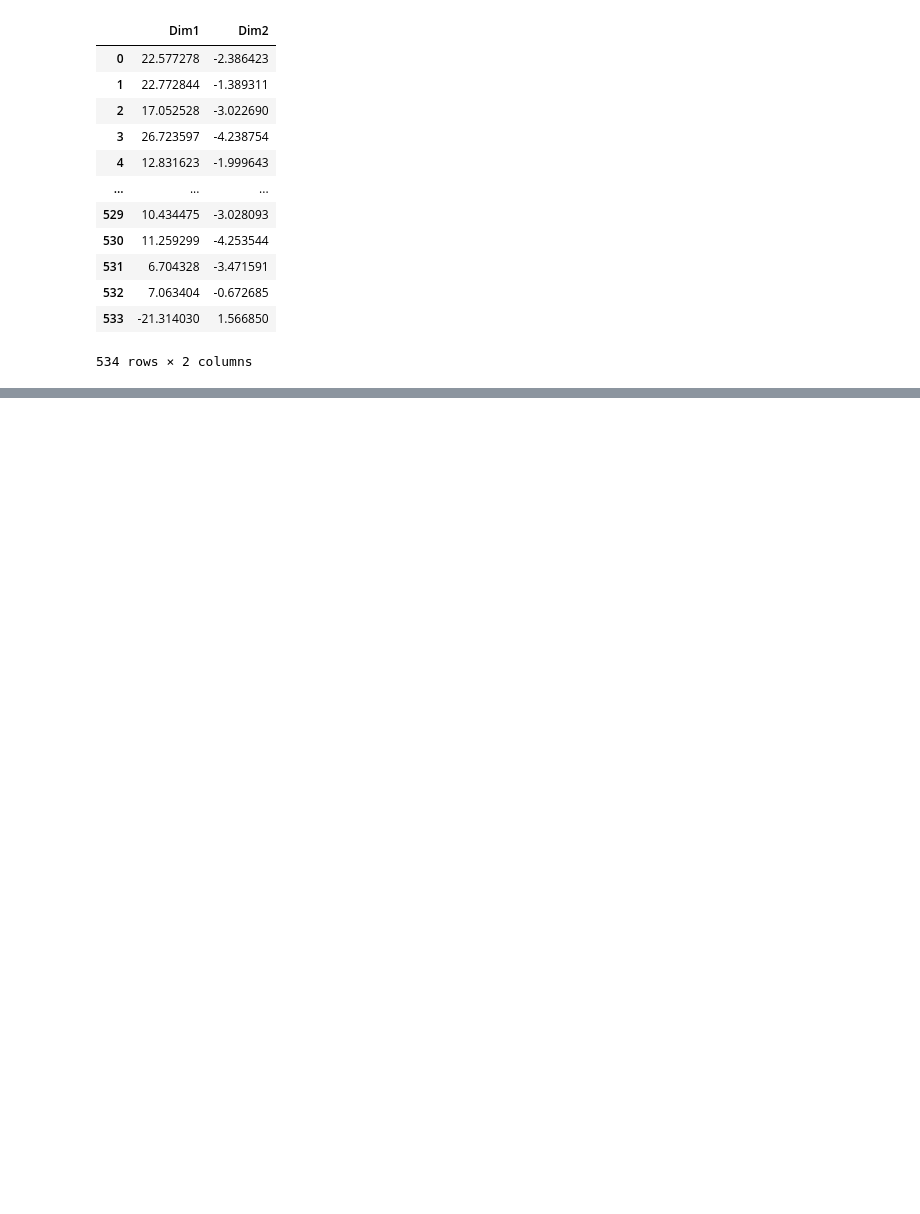
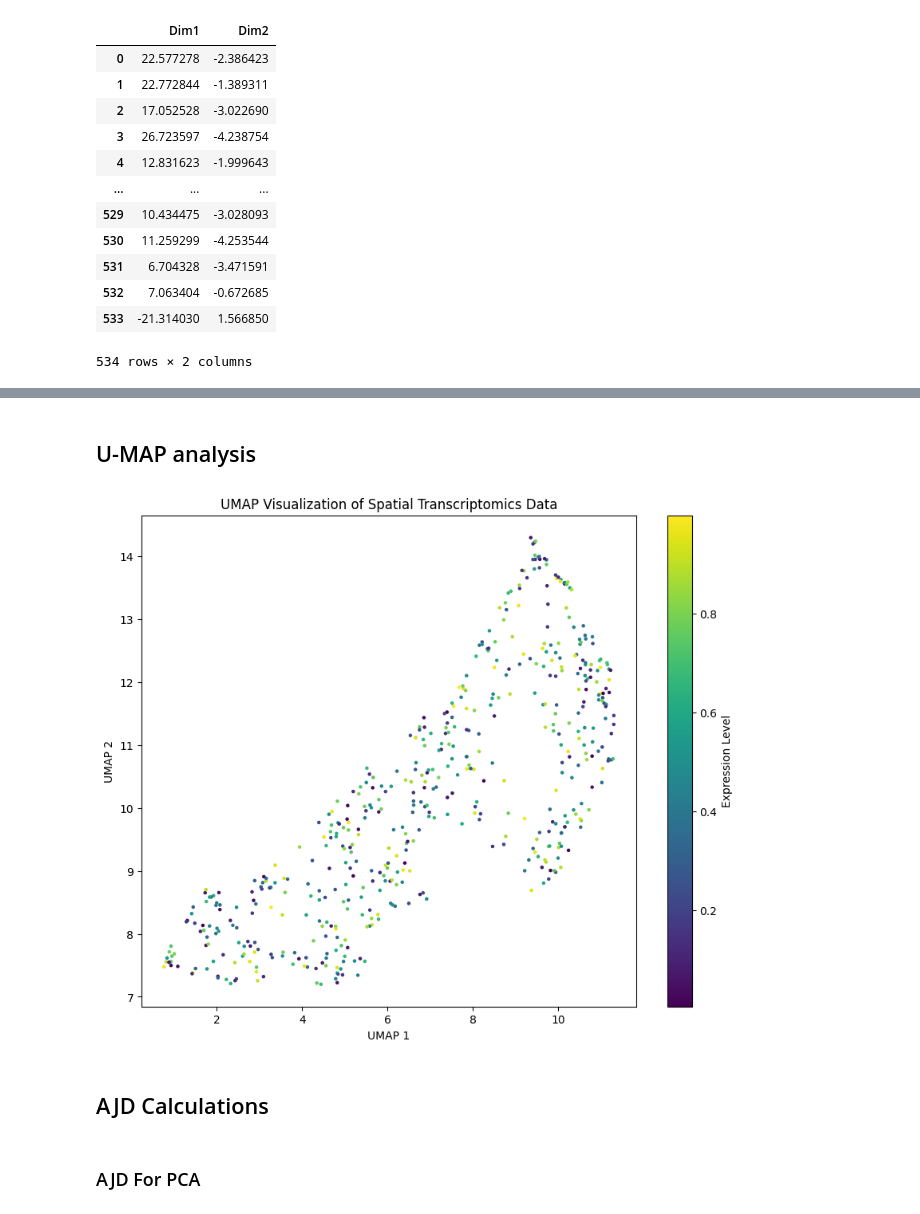
Before and after one commit to cdkostov/crazy-insane-research, a Jupyter notebook: AJDandKNN.ipynb, the cells around one changed output, grey strips where cells are left out. Drawn from its saved outputs; the diff is of its cells as text; code cells hidden in the pictures; blank space fills up the shorter version.

```diff
--- a/AJDandKNN.ipynb
+++ b/AJDandKNN.ipynb
@@ -165,3 +179,26 @@ df_tSNE.plot.scatter("Dim1", "Dim2")
+# %% [markdown]
+## U-MAP analysis
+# %%
+reducer = umap.UMAP(n_components=2, metric='euclidean')
+# %%
+embedding = reducer.fit_transform(processed_df)
+# %%
+gene_expression_levels = np.random.rand(len(embedding))
+
+# Visualize the UMAP embedding with gene expression levels as color
+plt.figure(figsize=(10, 8))
+plt.scatter(embedding[:, 0], embedding[:, 1], c=gene_expression_levels, cmap='viridis', s=5)
+plt.colorbar(label='Expression Level')
+plt.xlabel('UMAP 1')
+plt.ylabel('UMAP 2')
+plt.title('UMAP Visualization of Spatial Transcriptomics Data')
+plt.show()
+# %% [output]
+[figure, added]
+# %% [markdown]
+## AJD Calculations
+# %% [markdown]
+### AJD For PCA
 # %%
 # pca knn + AJD analysis
 pca_ajd_arr = []
```
Also changed, not shown: parts of 51 cells of this notebook.
